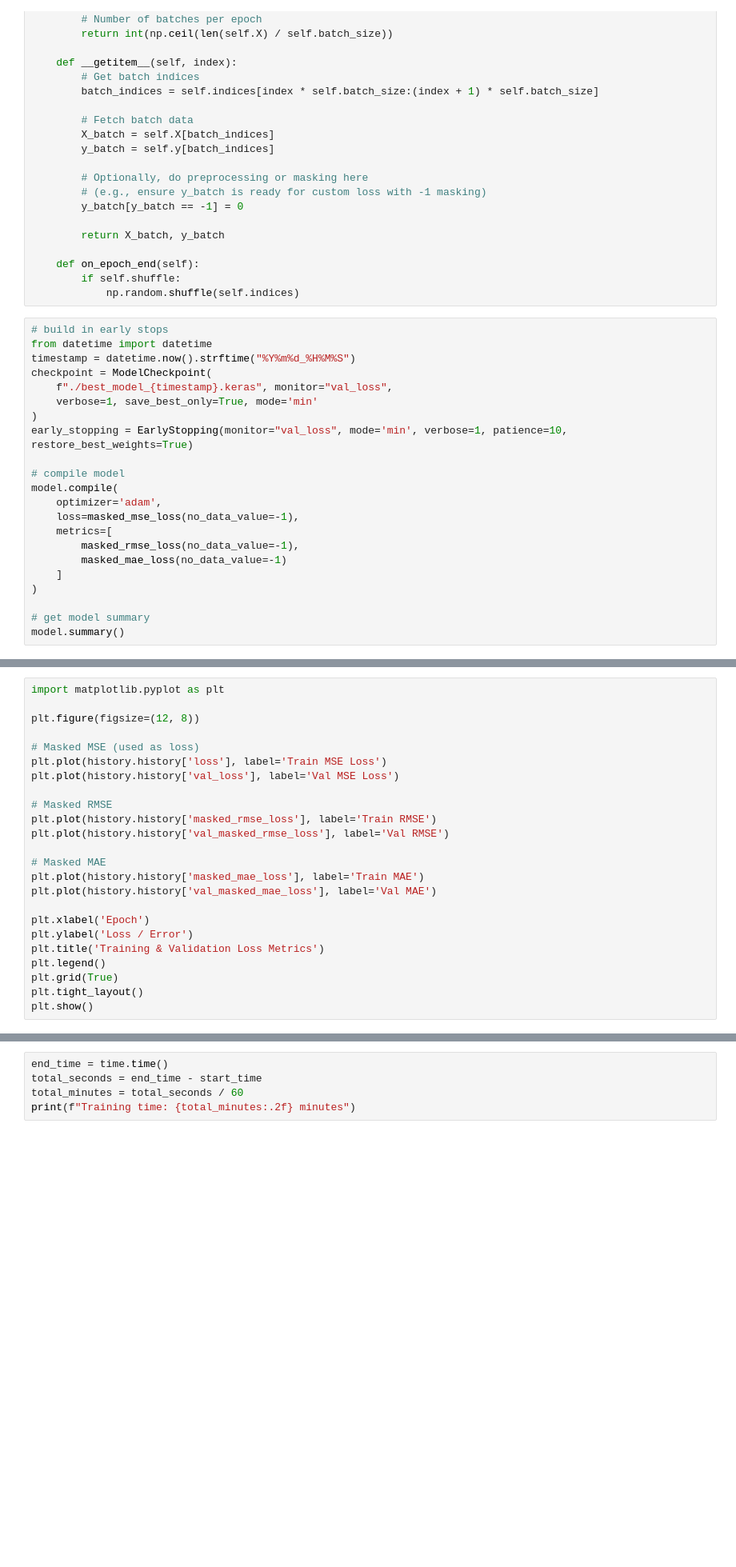
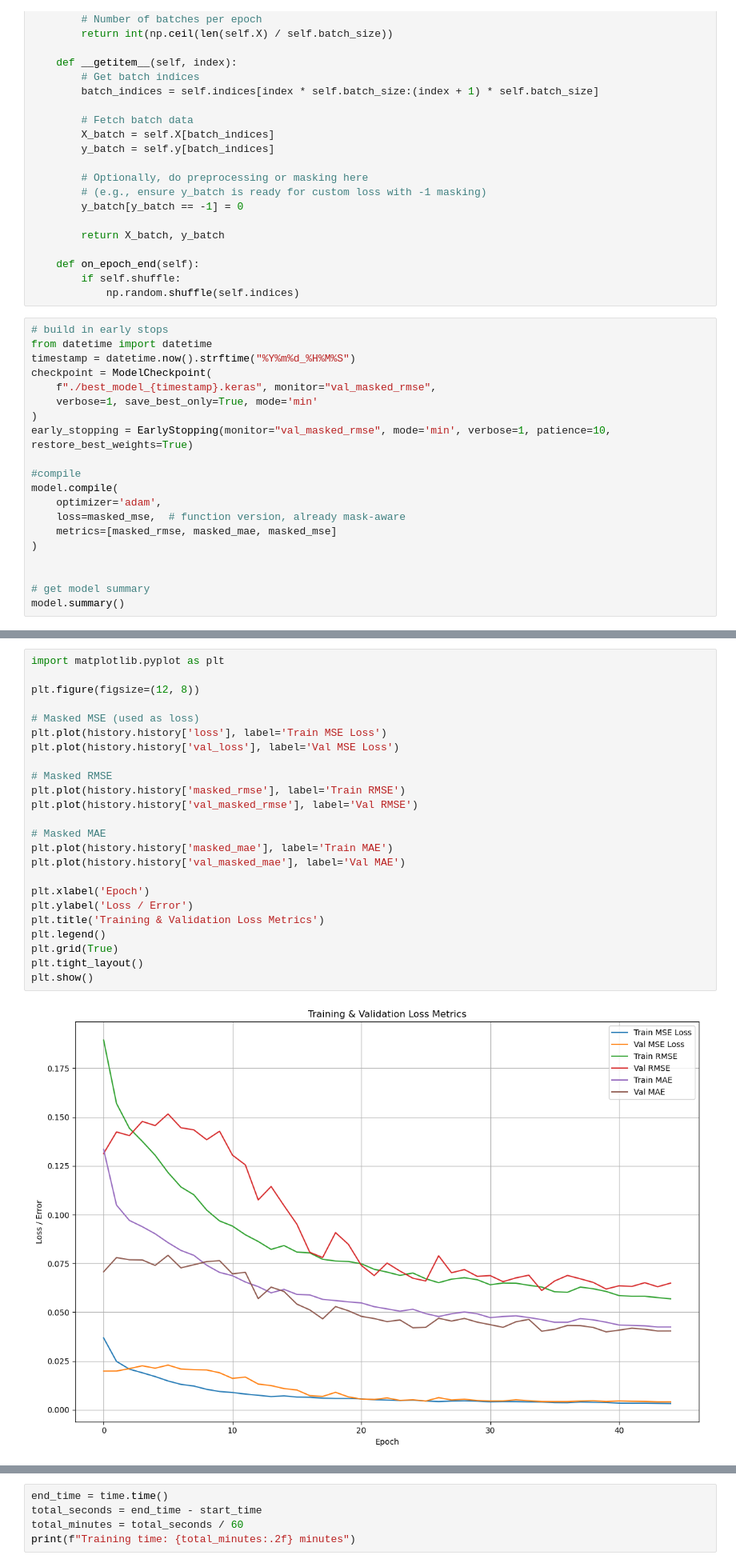
Before and after one commit to EmmaTyrrell/DeepLearningSWE, a Jupyter notebook: ThisIsBigGirlCode.ipynb, the cells around one changed output, grey strips where cells are left out. Shown at 80% size. Drawn from its saved outputs; the diff is of its cells as text; blank space fills up the shorter version.

```diff
--- a/ThisIsBigGirlCode.ipynb
+++ b/ThisIsBigGirlCode.ipynb
@@ -323,20 +352,18 @@ class DataGenerator(Sequence):
 from datetime import datetime
 timestamp = datetime.now().strftime("%Y%m%d_%H%M%S")
 checkpoint = ModelCheckpoint(
-    f"./best_model_{timestamp}.keras", monitor="val_loss",
+    f"./best_model_{timestamp}.keras", monitor="val_masked_rmse",
     verbose=1, save_best_only=True, mode='min'
 )
-early_stopping = EarlyStopping(monitor="val_loss", mode='min', verbose=1, patience=10, restore_best_weights=True)
+early_stopping = EarlyStopping(monitor="val_masked_rmse", mode='min', verbose=1, patience=10, restore_best_weights=True)
 
-# compile model
+#compile
 model.compile(
     optimizer='adam',
-    loss=masked_mse_loss(no_data_value=-1),
-    metrics=[
-        masked_rmse_loss(no_data_value=-1),
-        masked_mae_loss(no_data_value=-1)
-    ]
+    loss=masked_mse,  # function version, already mask-aware
+    metrics=[masked_rmse, masked_mae, masked_mse]
 )
+
 
 # get model summary
 model.summary()
@@ -355,27 +418,29 @@ history = model.fit(
 # %%
 import matplotlib.pyplot as plt
 
 plt.figure(figsize=(12, 8))
 
 # Masked MSE (used as loss)
 plt.plot(history.history['loss'], label='Train MSE Loss')
 plt.plot(history.history['val_loss'], label='Val MSE Loss')
 
 # Masked RMSE
-plt.plot(history.history['masked_rmse_loss'], label='Train RMSE')
-plt.plot(history.history['val_masked_rmse_loss'], label='Val RMSE')
+plt.plot(history.history['masked_rmse'], label='Train RMSE')
+plt.plot(history.history['val_masked_rmse'], label='Val RMSE')
 
 # Masked MAE
-plt.plot(history.history['masked_mae_loss'], label='Train MAE')
-plt.plot(history.history['val_masked_mae_loss'], label='Val MAE')
+plt.plot(history.history['masked_mae'], label='Train MAE')
+plt.plot(history.history['val_masked_mae'], label='Val MAE')
 
 plt.xlabel('Epoch')
 plt.ylabel('Loss / Error')
 plt.title('Training & Validation Loss Metrics')
 plt.legend()
 plt.grid(True)
 plt.tight_layout()
 plt.show()
+# %% [output]
+[figure, added]
 # %%
 # testing out this function with test date
 # split up the features and arrarys
```
Also changed, not shown: parts of 9 cells of this notebook.
